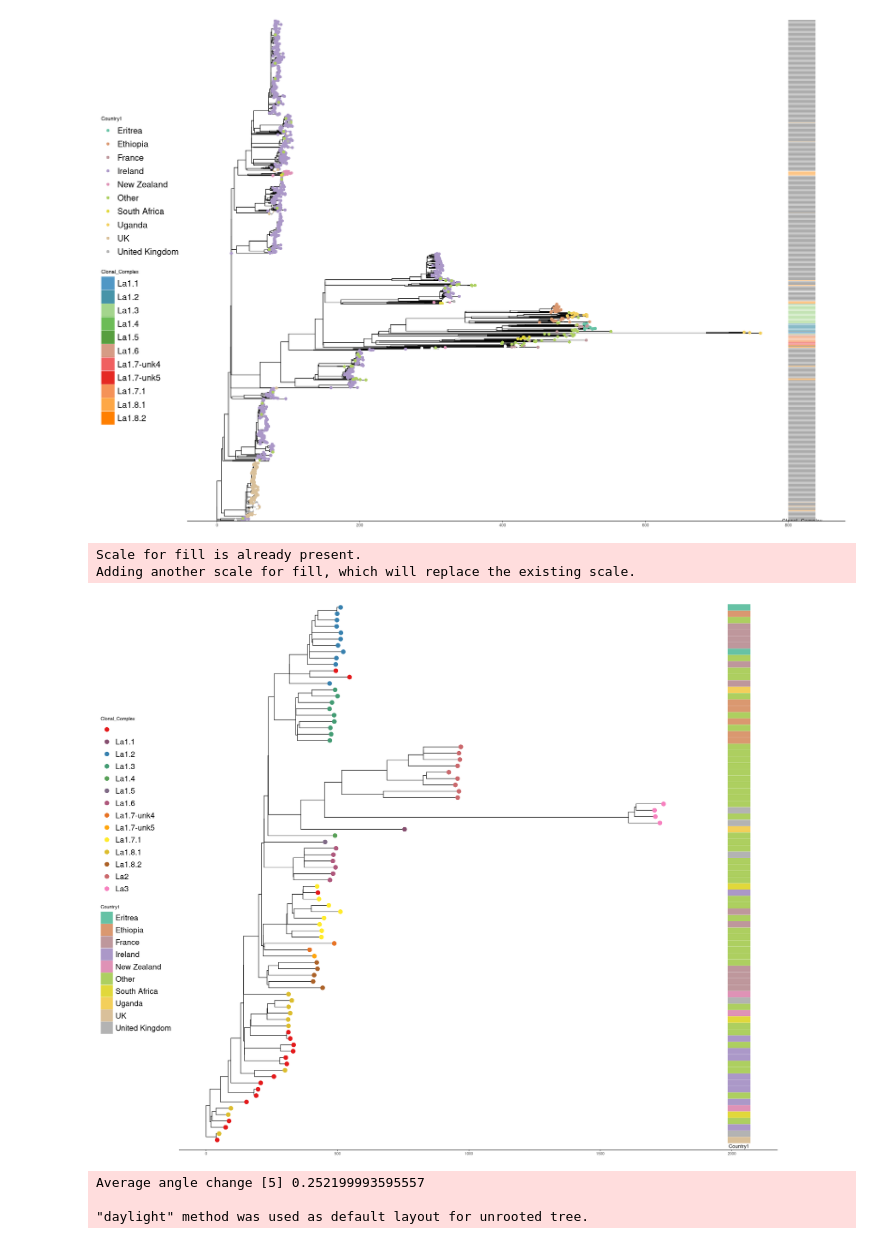
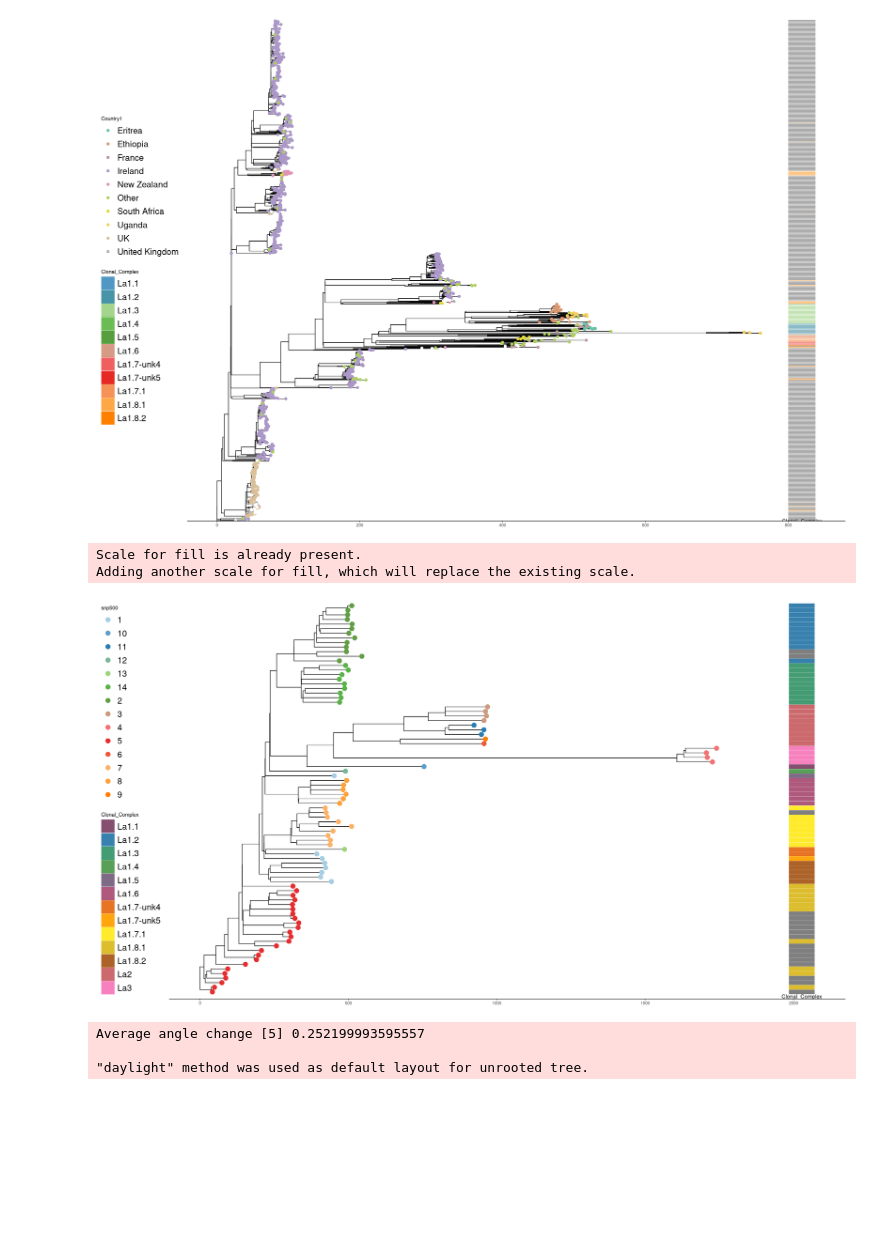
Before and after one commit to dmnfarrell/snipgenie, a Jupyter notebook: notebooks/lineages_tree.ipynb, the cells around one changed output. Saved outputs shown, nothing was run; the diff lists cells and outputs as text; code cells hidden in the pictures; blank space fills up the shorter version.

```diff
--- a/notebooks/lineages_tree.ipynb
+++ b/notebooks/lineages_tree.ipynb
@@ -54,14 +54,14 @@ Scale for fill is already present.
 Adding another scale for fill, which will replace the existing scale.
 [figure]
 # %%
-options(repr.plot.width=22, repr.plot.height=18)
+options(repr.plot.width=22, repr.plot.height=12)
 uniq <- row.names(distinct(cmeta,snp200,Country1,.keep_all = TRUE))
 stree <- keep.tip(combtree, uniq)
-ggplottree(stree, cmeta, layout='rect', cols=c('Clonal_Complex','Country1'), cmaps=c('Set1','Set2'), tipsize=5, offset=100)
+ggplottree(stree, cmeta, layout='rect', cols=c('snp500','Clonal_Complex'), cmaps=c('Paired','Set1'), tipsize=5, offset=100)
 # %% [output]
 Scale for fill is already present.
 Adding another scale for fill, which will replace the existing scale.
-[figure, old version]
+[figure, new version]
 # %%
 p1<-ggplottree(stree, cmeta, layout='unrooted', cols=c('snp500'), cmaps=c('Set1'), tipsize=5)
 p2<-ggplottree(stree, cmeta, layout='unrooted', cols=c('Clonal_Complex'), cmaps=c('Paired'), tipsize=5)
```
Also changed, not shown: parts of 9 cells of this notebook, 11 other files.
